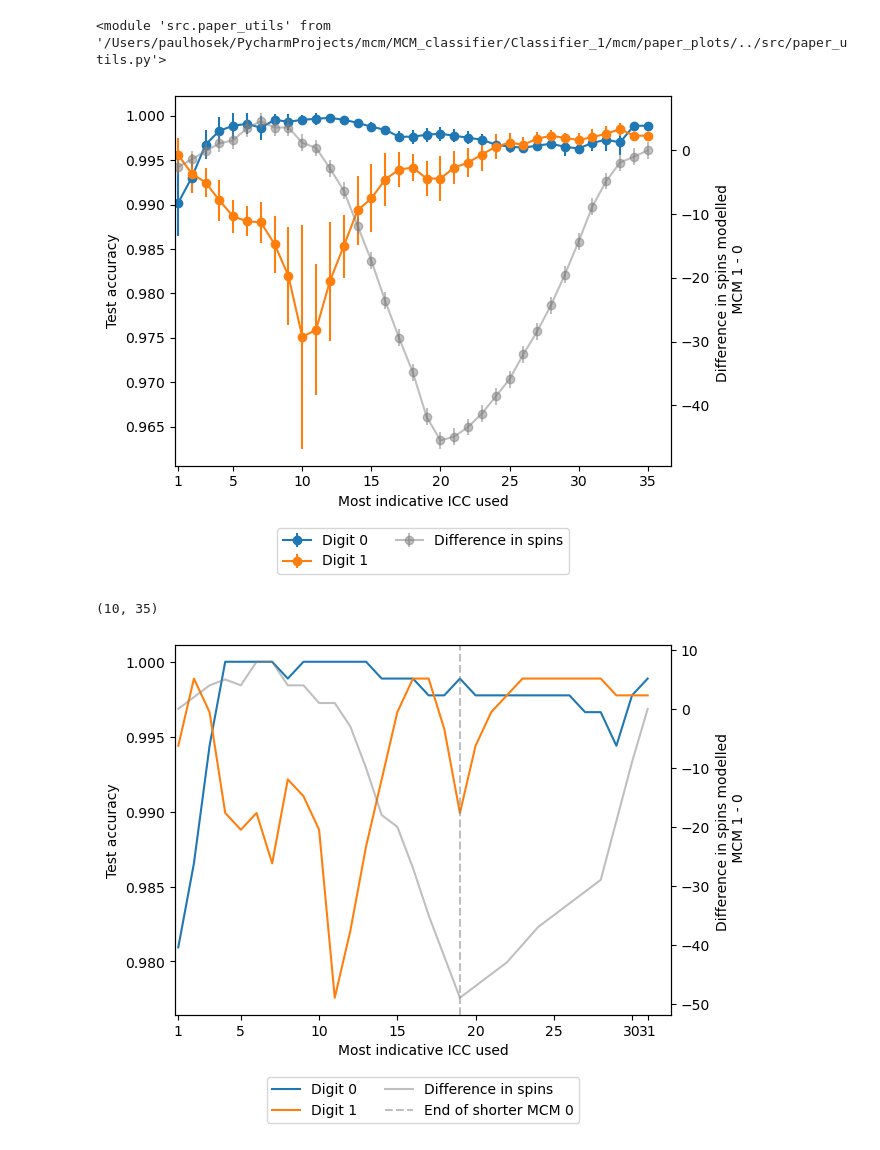
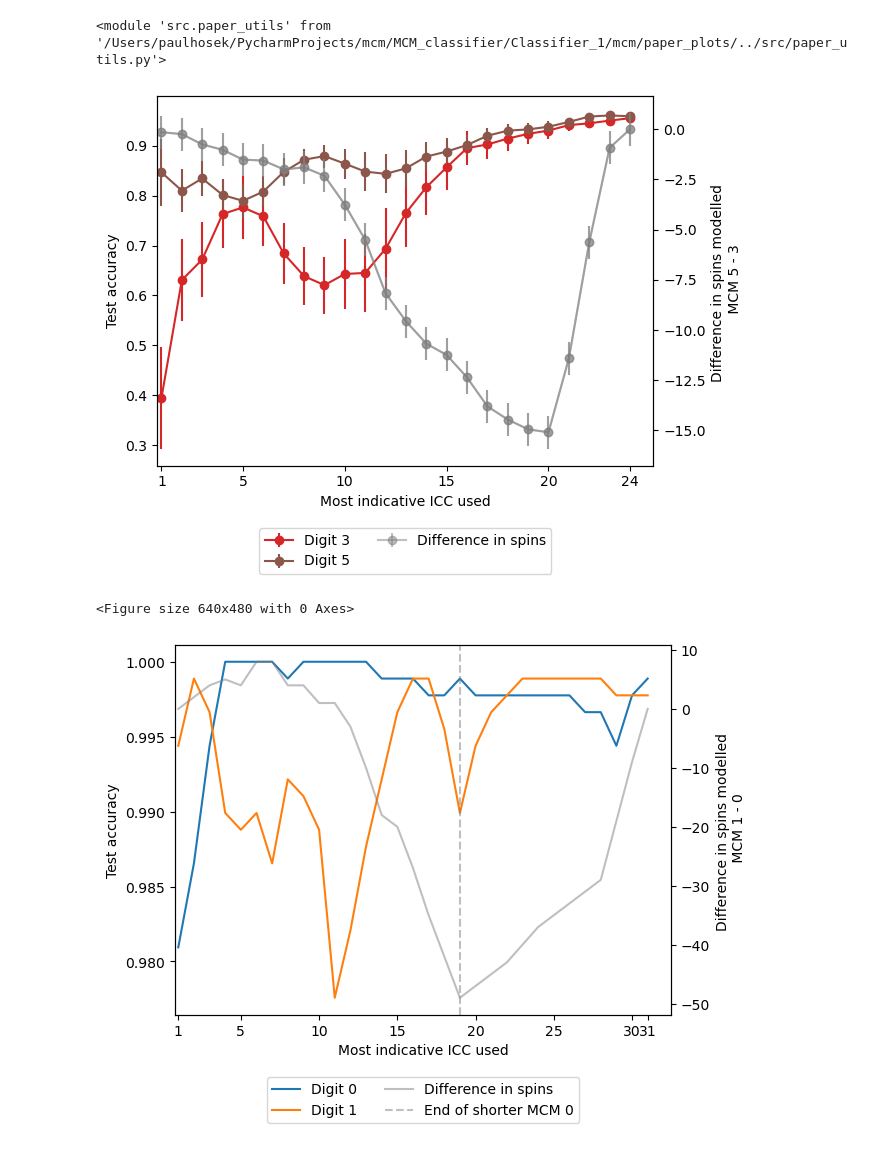
Before and after one commit to PaulHosek/MCM_classifier, a Jupyter notebook: Classifier_1/mcm/paper_plots/plots_testaccuracy_byk.ipynb, the cells around one changed output. Cells and saved outputs as stored; diff of their text form; code cells hidden in the pictures.

```diff
--- a/Classifier_1/mcm/paper_plots/plots_testaccuracy_byk.ipynb
+++ b/Classifier_1/mcm/paper_plots/plots_testaccuracy_byk.ipynb
@@ -30,13 +28,13 @@ importlib.reload(utils)
 # %%
 sample_sizes = [5423]
 counts_samplesizes, mcms_samplesizes = utils.load_counts_mcm(sample_sizes, letter="", path_format="../data/Output/mcm/sample_sizes")
-atest_mcms, atest_probs = utils.get_complete_testprobs(mcms_samplesizes,counts_samplesizes,sample_sizes,n_runs=10,smooth=True)
+atest_mcms, atest_probs = utils.get_complete_testprobs(mcms_samplesizes,counts_samplesizes,sample_sizes,n_runs=50,smooth=True)
 test_mcms = atest_mcms[:,0,0]
 test_probs = atest_probs[:,0,0]
 # %%
 sample_idx = 0
 run_idx = 0
-mcms_range = [0,1]
+mcms_range = [3,5]
 
 all_byk_pair, all_byk_modspin = utils.get_all_byk_pair(atest_probs, atest_mcms, mcms_range, sample_idx, run_idx)
 all_byk, nspin_diff, mods_long_short = utils.adjust_smaller_icc(all_byk_pair,all_byk_modspin)
@@ -87,21 +83,22 @@ def nestedlist2_to_numpy2d(a):
 # why run 1 so weird and not working
 
 
-run_own_label_pred = []
+run_label_pred = []
 run_nspin_diff = []
 # rundices = [0,2,3,4]
-nrun = 10
+nrun = 50
 for i in range(nrun):
     try:
         all_byk_pair, all_byk_modspin = utils.get_all_byk_pair(atest_probs, atest_mcms, mcms_range, sample_idx, i)
         all_byk, nspin_diff, mods_long_short = utils.adjust_smaller_icc(all_byk_pair,all_byk_modspin)
-        own_label_pred = np.array([predicted_labels_byk_dig(all_byk,all_byk_modspin, mcms_range, dig)[:,mcms_range.index(dig)] for dig in mcms_range]).T/892
-        run_own_label_pred.append(own_label_pred)
+        label_pred = np.array([predicted_labels_byk_dig(all_byk,all_byk_modspin, mcms_range, dig)[:,mcms_range.index(dig)] for dig in mcms_range]).T/892
+
+        run_label_pred.append(label_pred)
         run_nspin_diff.append(nspin_diff)
     except IndexError:
         continue
 
-own_label_run_pred = np.array([nestedlist3_to_numpy2d(run_own_label_pred, idx, nrun) for idx in range(2)])
+run_label_pred = np.array([nestedlist3_to_numpy2d(run_label_pred, idx, nrun) for idx in range(2)])
 
 
 
@@ -109,7 +106,7 @@ colors = np.array(myplot.get_list_fromcmap("tab10", N=10))
 
 # -----------
 fig, ax1 = plt.subplots()
-data = own_label_run_pred
+data = run_label_pred
 means = np.nanmean(data, axis=1)
 sem = stats.sem(data, axis=1, nan_policy='omit')  # Calculate the standard error of the mean
 confidence_interval = 1.96 * sem  # 95% confidence interval
@@ -118,39 +115,42 @@ maxlen = means.shape[1]
 
 for i in range(2):
     ax1.errorbar(np.arange(1, maxlen+1), means[i], yerr=confidence_interval[i], fmt='-o', label=f"Digit {mcms_range[i]}", color=colors[mcms_range[i]])
+
+# ax1.plot(np.arange(1, maxlen+1), means.mean(axis=0), "k--")
 
 ax1.set_ylabel("Test accuracy")
 ax1.set_xlabel("Most indicative ICC used")
 ax1.legend(title="Show digit")
 # run_nspin_diff
 
 ax2 = ax1.twinx()
 run_nspin = nestedlist2_to_numpy2d(run_nspin_diff)
 sem_nspin = stats.sem(run_nspin, axis=0, nan_policy='omit')  # Calculate the standard error of the mean
 
 confidence_interval_sem = 1.96 * sem_nspin
-for i in range(2):
-    ax2.errorbar(np.arange(1, run_nspin.shape[1]+1), np.nanmean(run_nspin, axis=0), yerr=confidence_interval_sem[i], fmt='-o', color="grey", alpha=.5, label="Difference in spins")
+ax2.errorbar(np.arange(1, run_nspin.shape[1]+1), np.nanmean(run_nspin, axis=0), yerr=confidence_interval_sem[i], fmt='-o', color="grey", alpha=.5, label="Difference in spins")
+ax2.errorbar(np.arange(1, run_nspin.shape[1]+1), np.nanmean(run_nspin, axis=0), yerr=confidence_interval_sem[i], fmt='-o', color="grey", alpha=.5)
 
 # ax2.plot(nspin_diff, color="grey", alpha=.5, label="Difference in spins")
 # ax2.axvline(np.min([len(arr) for arr in all_byk_modspin]), color="grey", alpha=.5, linestyle="--", label=f"End of shorter MCM {mcms_range[mods_long_short[1]]}")
 ax2.set_ylabel(f"Difference in spins modelled \n MCM {mcms_range[mods_long_short[0]]} - {mcms_range[mods_long_short[1]]}")
 
 
 
 lines, labels = ax1.get_legend_handles_labels()
 lines2, labels2 = ax2.get_legend_handles_labels()
 ax1.legend(lines + lines2, labels + labels2, loc="upper center",ncol=2, bbox_to_anchor=(0.5, -0.15))
 ax1.set_xticks([1]+list(np.arange(0, maxlen,5)[1:])+[maxlen])
 ax1.set_xlim(left=.8)
 
 plt.show()
 
 
-run_nspin.shape
+
+plt.savefig(f"./img/testacc_icc_{mcms_range[0]}{mcms_range[1]}_nrun{nrun}", bbox_inches="tight", dpi=300)
 # %% [output]
-[figure, old version]
+[figure, new version]
-(10, 35)
+<Figure size 640x480 with 0 Axes>
 # %%
 own_label_pred = np.array([predicted_labels_byk_dig(all_byk,all_byk_modspin, mcms_range, dig)[:,mcms_range.index(dig)] for dig in mcms_range]).T/892
 
```
Also changed, not shown: parts of 2 cells of this notebook, 29 other files.
